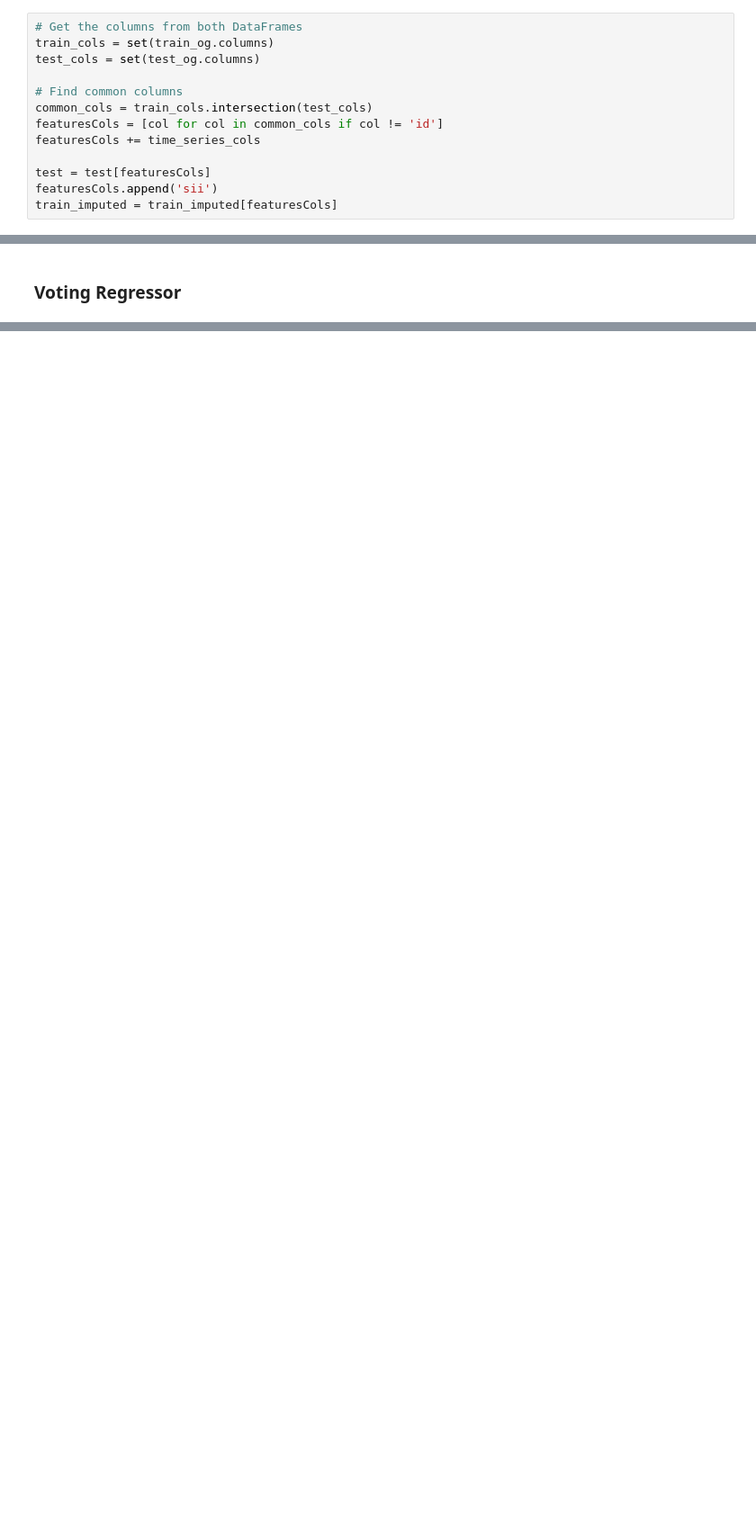
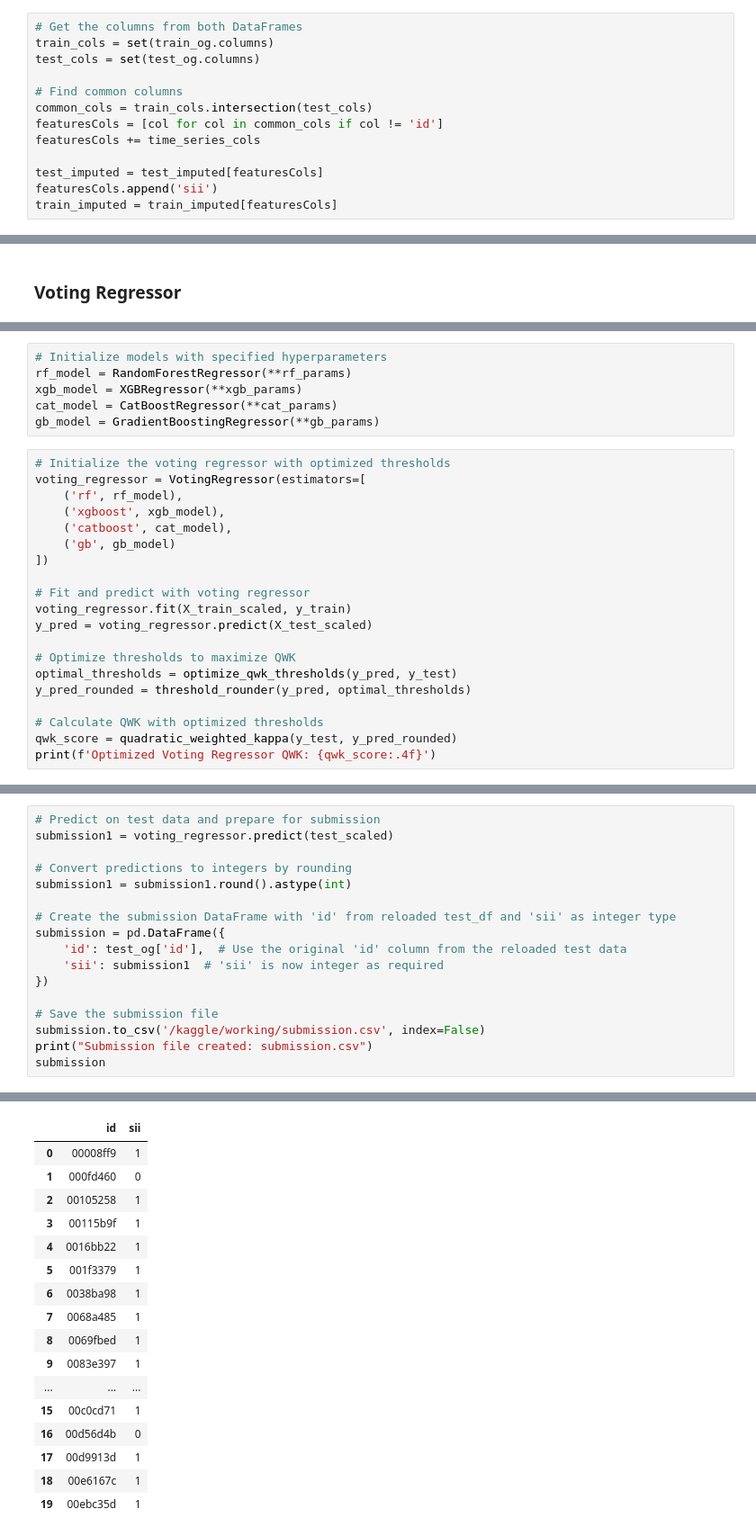
Before and after one commit to amytan0107/Kaggle-Competition, a Jupyter notebook: DMFinalProject.ipynb, the cells around one changed output, grey strips where cells are left out. Shown: that part at 90% size. Cells and saved outputs as stored; diff of their text form; blank space fills up the shorter version.

Commit message:
Kaggle Notebook | DM Final Project 2.0 | Version 11

```diff
--- a/DMFinalProject.ipynb
+++ b/DMFinalProject.ipynb
@@ -1007,7 +740,7 @@ common_cols = train_cols.intersection(test_cols)
 featuresCols = [col for col in common_cols if col != 'id']
 featuresCols += time_series_cols
 
-test = test[featuresCols]
+test_imputed = test_imputed[featuresCols]
 featuresCols.append('sii')
 train_imputed = train_imputed[featuresCols]
 # %%
@@ -1293,0 +840,26 @@ FileNotFoundError: [Errno 2] No such file or directory: 'PATH/TO/DATA/FILE'
+# %%
+# Initialize models with specified hyperparameters
+rf_model = RandomForestRegressor(**rf_params)
+xgb_model = XGBRegressor(**xgb_params)
+cat_model = CatBoostRegressor(**cat_params)
+gb_model = GradientBoostingRegressor(**gb_params)
+# %%
+# Initialize the voting regressor with optimized thresholds
+voting_regressor = VotingRegressor(estimators=[
+    ('rf', rf_model),
+    ('xgboost', xgb_model),
+    ('catboost', cat_model),
+    ('gb', gb_model)
+])
+
+# Fit and predict with voting regressor
+voting_regressor.fit(X_train_scaled, y_train)
+y_pred = voting_regressor.predict(X_test_scaled)
+
+# Optimize thresholds to maximize QWK
+optimal_thresholds = optimize_qwk_thresholds(y_pred, y_test)
+y_pred_rounded = threshold_rounder(y_pred, optimal_thresholds)
+
+# Calculate QWK with optimized thresholds
+qwk_score = quadratic_weighted_kappa(y_test, y_pred_rounded)
+print(f'Optimized Voting Regressor QWK: {qwk_score:.4f}')
@@ -1293,0 +877,18 @@ FileNotFoundError: [Errno 2] No such file or directory: 'PATH/TO/DATA/FILE'
+# %%
+# Predict on test data and prepare for submission
+submission1 = voting_regressor.predict(test_scaled)
+
+# Convert predictions to integers by rounding
+submission1 = submission1.round().astype(int)
+
+# Create the submission DataFrame with 'id' from reloaded test_df and 'sii' as integer type
+submission = pd.DataFrame({
+    'id': test_og['id'],  # Use the original 'id' column from the reloaded test data
+    'sii': submission1  # 'sii' is now integer as required
+})
+
+# Save the submission file
+submission.to_csv('/kaggle/working/submission.csv', index=False)
+print("Submission file created: submission.csv")
+submission
+# %% [output]
@@ -1293,0 +896,17 @@ FileNotFoundError: [Errno 2] No such file or directory: 'PATH/TO/DATA/FILE'
+|  | id | sii |
+| 0 | 00008ff9 | 1 |
+| 1 | 000fd460 | 0 |
+| 2 | 00105258 | 1 |
+| 3 | 00115b9f | 1 |
+| 4 | 0016bb22 | 1 |
+| 5 | 001f3379 | 1 |
+| 6 | 0038ba98 | 1 |
+| 7 | 0068a485 | 1 |
+| 8 | 0069fbed | 1 |
+| 9 | 0083e397 | 1 |
+| ... | ... | ... |
+| 15 | 00c0cd71 | 1 |
+| 16 | 00d56d4b | 0 |
+| 17 | 00d9913d | 1 |
+| 18 | 00e6167c | 1 |
+| 19 | 00ebc35d | 1 |
```
Also changed, not shown: parts of 44 cells of this notebook.
